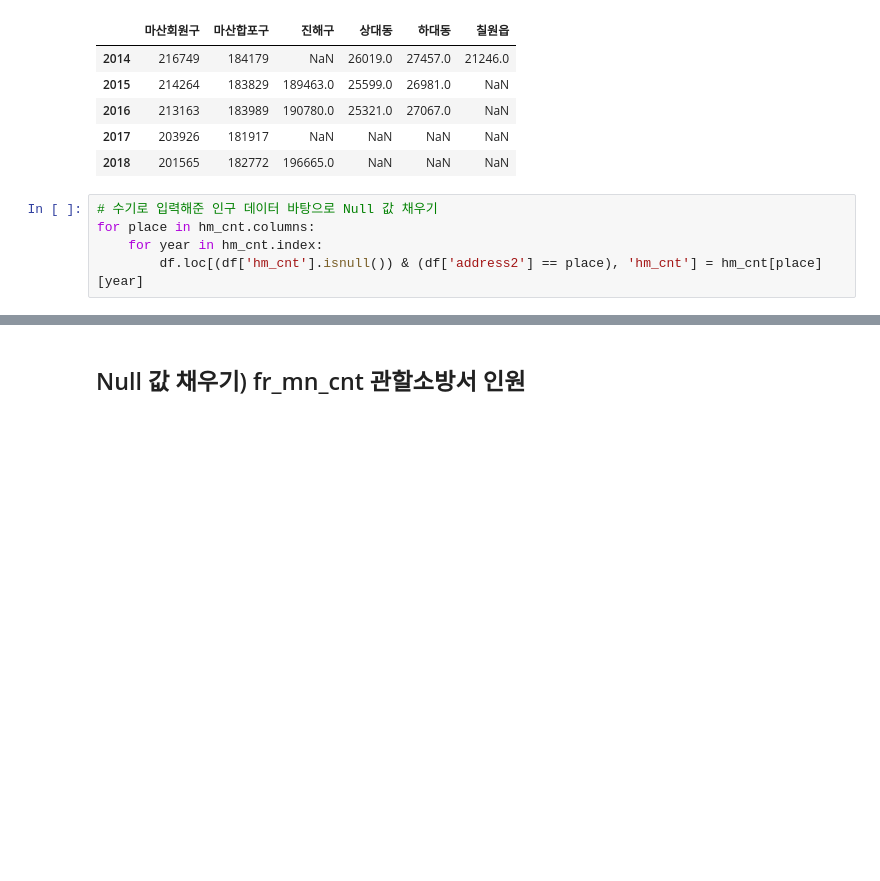
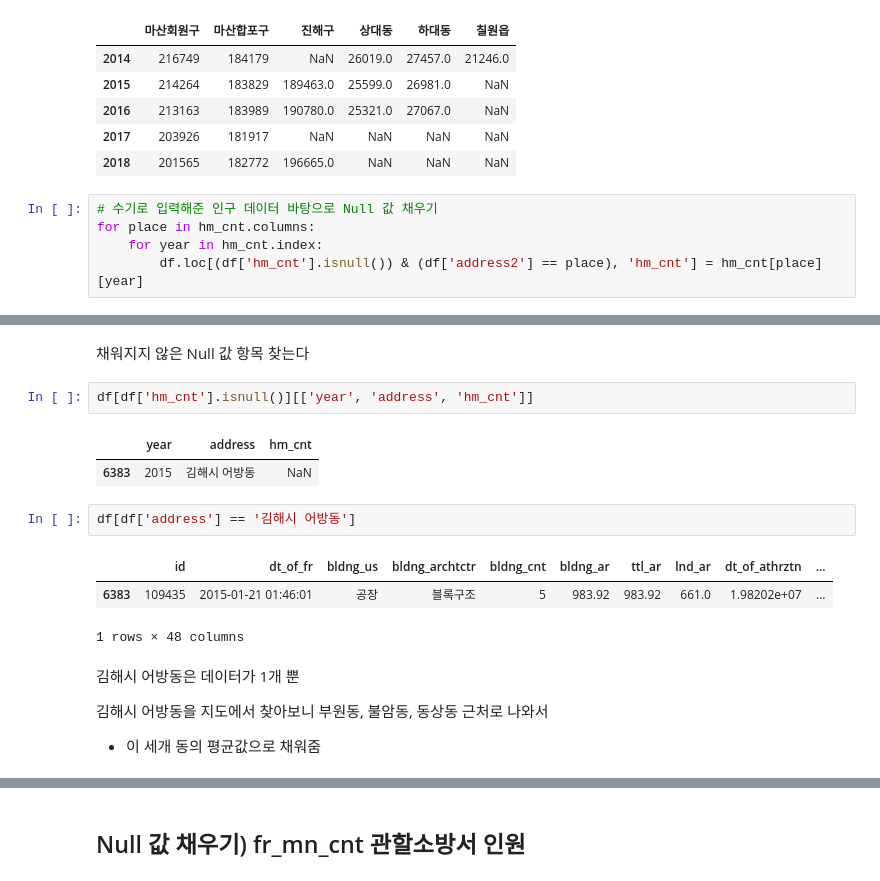
Before and after one commit to hanseul-wang/fire-prediction-model-Kimhae, a Jupyter notebook: Fire/Data_analysis/Fire_Preprocessing.ipynb, the cells around one changed output, grey strips where cells are left out. Cells and saved outputs as stored; diff of their text form; blank space fills up the shorter version.

```diff
--- a/Fire/Data_analysis/Fire_Preprocessing.ipynb
+++ b/Fire/Data_analysis/Fire_Preprocessing.ipynb
@@ -456,0 +458,18 @@ df['hm_cnt'].isnull().sum()
+# %% [markdown]
+채워지지 않은 Null 값 항목 찾는다
+# %%
+df[df['hm_cnt'].isnull()][['year', 'address', 'hm_cnt']]
+# %% [output]
+|  | year | address | hm_cnt |
+| 6383 | 2015 | 김해시 어방동 | NaN |
+# %%
+df[df['address'] == '김해시 어방동']
+# %% [output]
+|  | id | dt_of_fr | bldng_us | bldng_archtctr | bldng_cnt | bldng_ar | ttl_ar | lnd_ar | dt_of_athrztn | ... |
+| 6383 | 109435 | 2015-01-21 01:46:01 | 공장 | 블록구조 | 5 | 983.92 | 983.92 | 661.0 | 1.98202e+07 | ... |
+1 rows × 48 columns
+# %% [markdown]
+김해시 어방동은 데이터가 1개 뿐
+
+김해시 어방동을 지도에서 찾아보니 부원동, 불암동, 동상동 근처로 나와서
+- 이 세개 동의 평균값으로 채워줌
```
Also changed, not shown: parts of 32 cells of this notebook.
